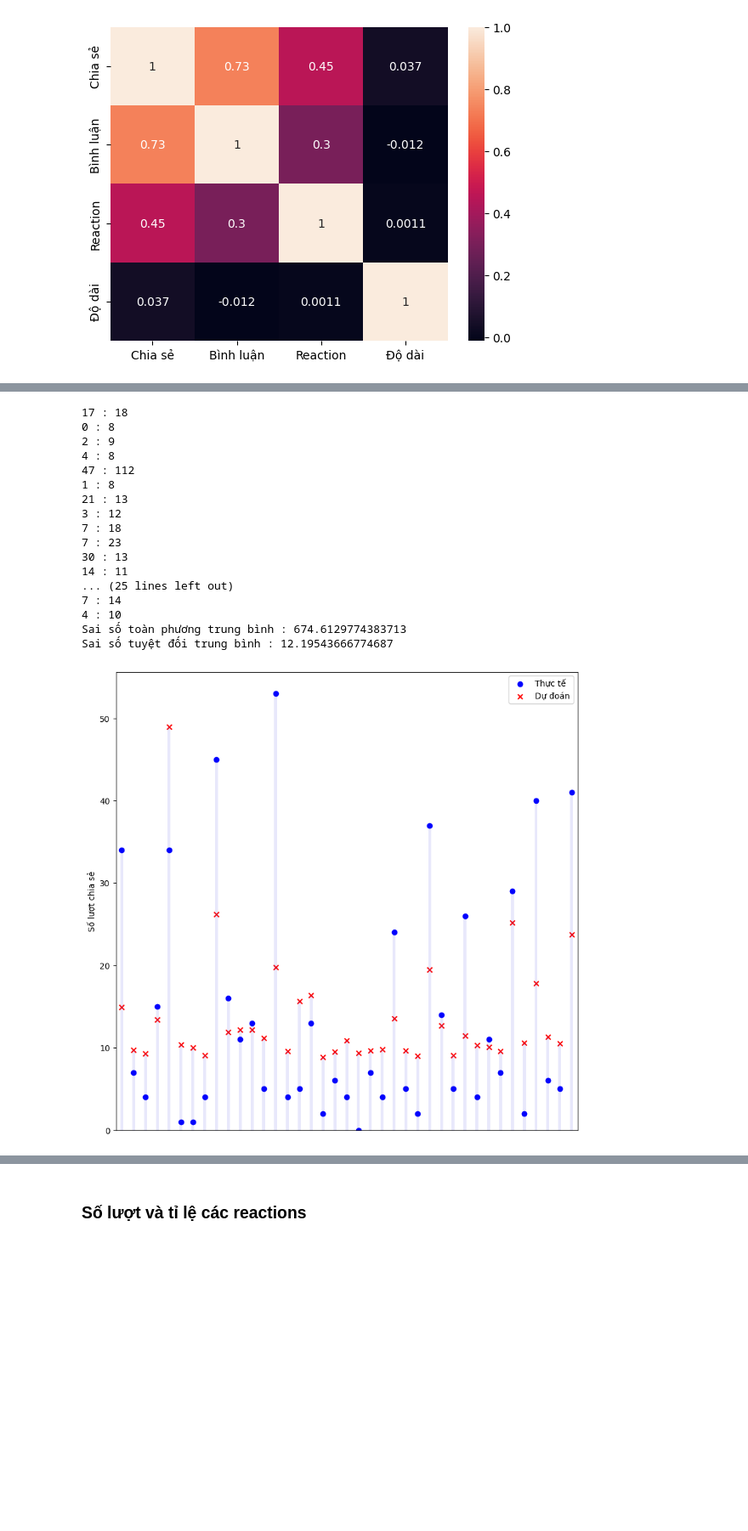
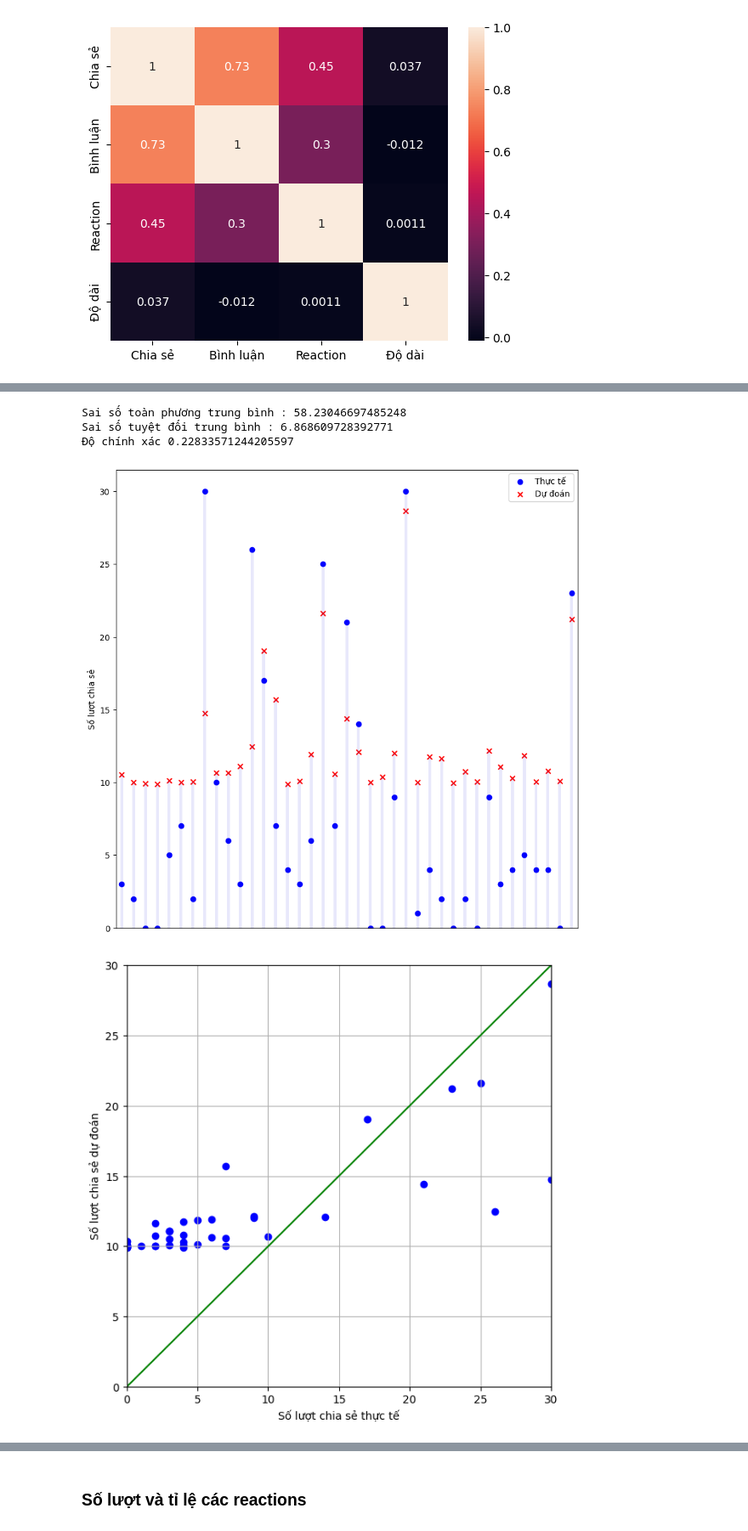
Before and after one commit to Anh39/FacebookPageAnalysis, a Jupyter notebook: DataAnalysis.ipynb, the cells around one changed output, grey strips where cells are left out. Shown at 85% size. Saved outputs shown, nothing was run; the diff lists cells and outputs as text; code cells hidden in the pictures; blank space fills up the shorter version.

```diff
--- a/DataAnalysis.ipynb
+++ b/DataAnalysis.ipynb
@@ -248,7 +252,7 @@ Dự đoán số lượt chia sẻ dựa trên số lượt bình luận và rea
 # %%
 features = df[['Comment Count','Reaction Count']]
 target = df['Share Count']
-xTrain,xTest,yTrain,yTest = train_test_split(features,target,test_size=0.2,shuffle=True)
+xTrain,xTest,yTrain,yTest = train_test_split(features,target,test_size=0.2,shuffle=False)
 yTest = pd.Series(yTest.to_list())
 model = LinearRegression()
 model.fit(xTrain,yTrain)
@@ -258,31 +262,18 @@ meanTest = yTest.mean()
 rmse = 0
 mae = 0
 for index in range(len(yTest)):
-    print(yTest[index],':',round(yPredict[index]))
+    #print(yTest[index],':',round(yPredict[index]))
     rmse += (yTest[index]-yPredict[index])**2
     mae += abs(yTest[index]-yPredict[index])
 rmse = np.sqrt(rmse/len(yTest))
 mae = mae/len(yTest)
 print('Sai số toàn phương trung bình :',rmse**2)
 print('Sai số tuyệt đối trung bình :',mae)
+print('Độ chính xác',model.score(xTest,yTest))
 # %% [output]
-17 : 18
-0 : 8
-2 : 9
-4 : 8
-47 : 112
-1 : 8
-21 : 13
-3 : 12
-7 : 18
-7 : 23
-30 : 13
-14 : 11
-... (25 lines left out)
-7 : 14
-4 : 10
-Sai số toàn phương trung bình : 674.6129774383713
-Sai số tuyệt đối trung bình : 12.19543666774687
+Sai số toàn phương trung bình : 58.23046697485248
+Sai số tuyệt đối trung bình : 6.868609728392771
+Độ chính xác 0.22833571244205597
 # %%
 plt.figure(figsize=(10,10))
 xAxis = range(0,len(yPredict))
@@ -295,6 +286,18 @@ sns.barplot(colVisual,alpha = 0.1,width=0.25,color='blue')
 plt.ylabel('Số lượt chia sẻ')
 plt.xticks([])
 plt.legend(['Thực tế','Dự đoán'])
-plt.savefig(IMAGES_PATH + 'Fig2.1_SharePredictShuffle.png',bbox_inches='tight')
+plt.savefig(IMAGES_PATH + 'Fig2.1_SharePredictNoShuffle.png',bbox_inches='tight')
 # %% [output]
-[figure, old version]
+[figure, new version]
+# %%
+plt.figure(figsize=(7,7))
+plt.scatter(x=yTest,y=yPredict,color='blue')
+plt.grid(True)
+plt.xlabel('Số lượt chia sẻ thực tế')
+plt.ylabel('Số lượt chia sẻ dự đoán')
+plt.xlim(0,max(yPredict.max(),yTest.max()))
+plt.ylim(0,max(yPredict.max(),yTest.max()))
+plt.plot([0,max(yPredict.max(),yTest.max())],[0,max(yPredict.max(),yTest.max())],color= 'green')
+plt.savefig(IMAGES_PATH+'Fig2.2_SharePredictNoShuffle.png',bbox_inches='tight')
+# %% [output]
+[figure, added]
```
Also changed, not shown: parts of 6 cells of this notebook, 7 other files.
